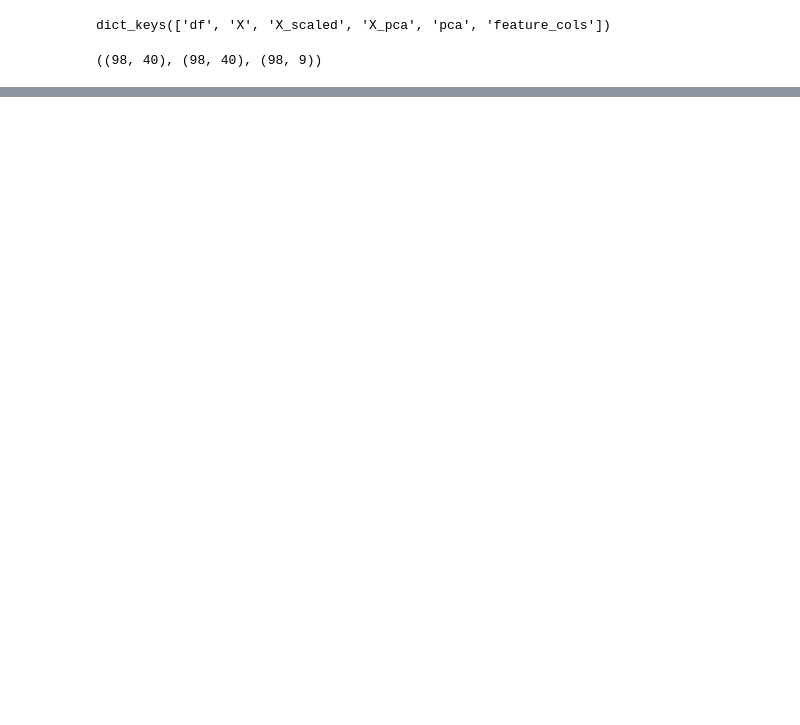
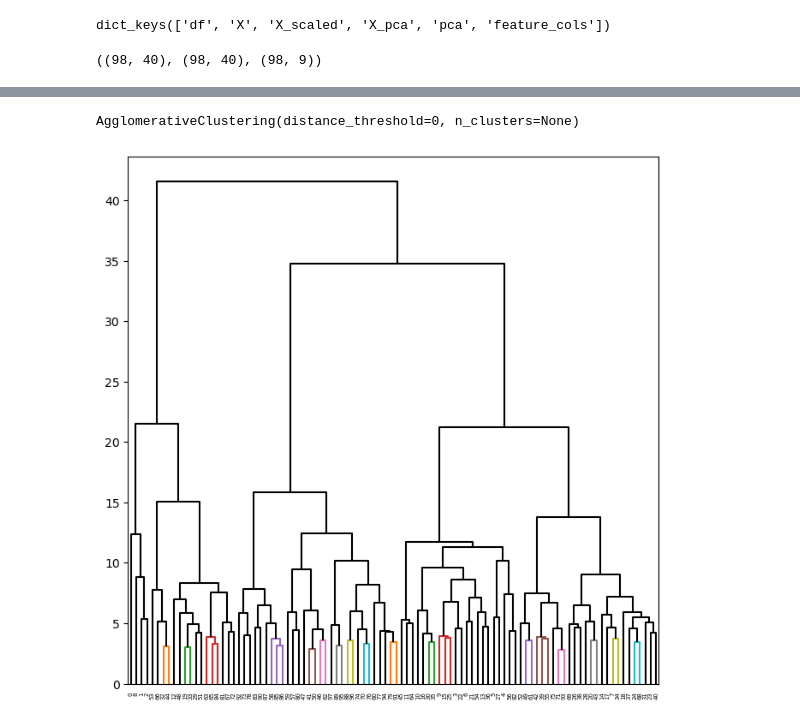
Before and after one commit to dantngn98/hltv_players_unsupervised_learning, a Jupyter notebook: notebooks/Hierarchical_clustering.ipynb, the cells around one changed output, grey strips where cells are left out. Cells and saved outputs as stored; diff of their text form; code cells hidden in the pictures; blank space fills up the shorter version.

```diff
--- a/notebooks/Hierarchical_clustering.ipynb
+++ b/notebooks/Hierarchical_clustering.ipynb
@@ -43,0 +106,21 @@ shape: (5, 47)
+# %%
+hc_ward = HClust(
+    distance_threshold=0,
+    n_clusters=None,
+    linkage='ward'
+)
+
+hc_ward.fit(X_scaled)
+# %% [output]
+AgglomerativeClustering(distance_threshold=0, n_clusters=None)
+# %%
+# Ward Linkage
+linkage_ward = compute_linkage(hc_ward)
+
+fig, ax = plt.subplots(1, 1, figsize=(8, 8))
+dendrogram(linkage_ward,
+           ax=ax,
+           color_threshold=4,
+           above_threshold_color='black');
+# %% [output]
+[figure, added]
```
Also changed, not shown: parts of 19 cells of this notebook, 1 other file.
